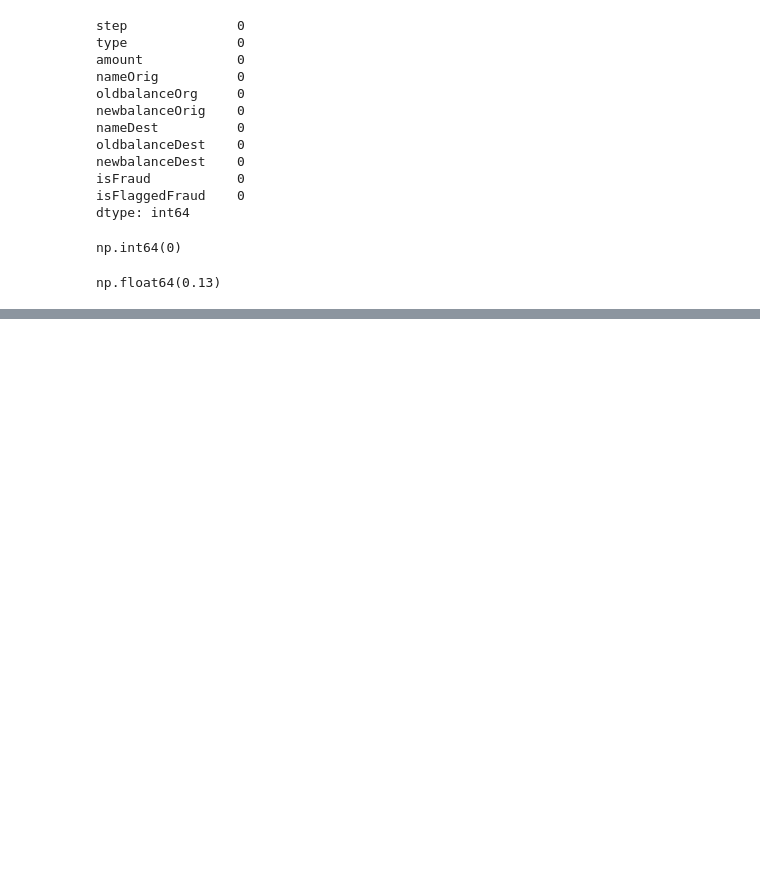
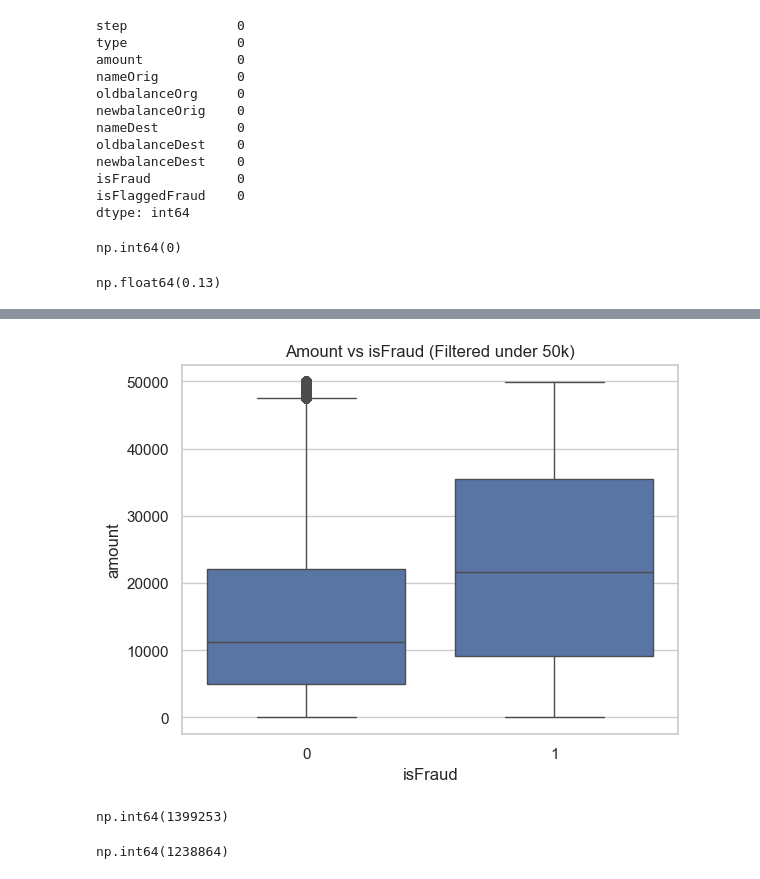
Before and after one commit to KeyaRaniMondal/Learning-AI-ML-AI-Agents, a Jupyter notebook: ML Projects/fraudDetectionUsingML.ipynb, the cells around one changed output, grey strips where cells are left out. Drawn from its saved outputs; the diff is of its cells as text; code cells hidden in the pictures; blank space fills up the shorter version.

```diff
--- a/ML Projects/fraudDetectionUsingML.ipynb
+++ b/ML Projects/fraudDetectionUsingML.ipynb
@@ -92,0 +132,6 @@ np.float64(0.13)
+# %%
+sns.boxplot(data=dataset[dataset["amount"]<50000],x="isFraud",y="amount")
+plt.title("Amount vs isFraud (Filtered under 50k)")
+plt.show()
+# %% [output]
+[figure, added]
@@ -92,0 +141,8 @@ np.float64(0.13)
+# %%
+(dataset["balanceDiffOrg"]<0).sum() #no of negative values
+# %% [output]
+np.int64(1399253)
+# %%
+(dataset["balanceDiffDest"]<0).sum()
+# %% [output]
+np.int64(1238864)
```
Also changed, not shown: parts of 5 cells of this notebook.
